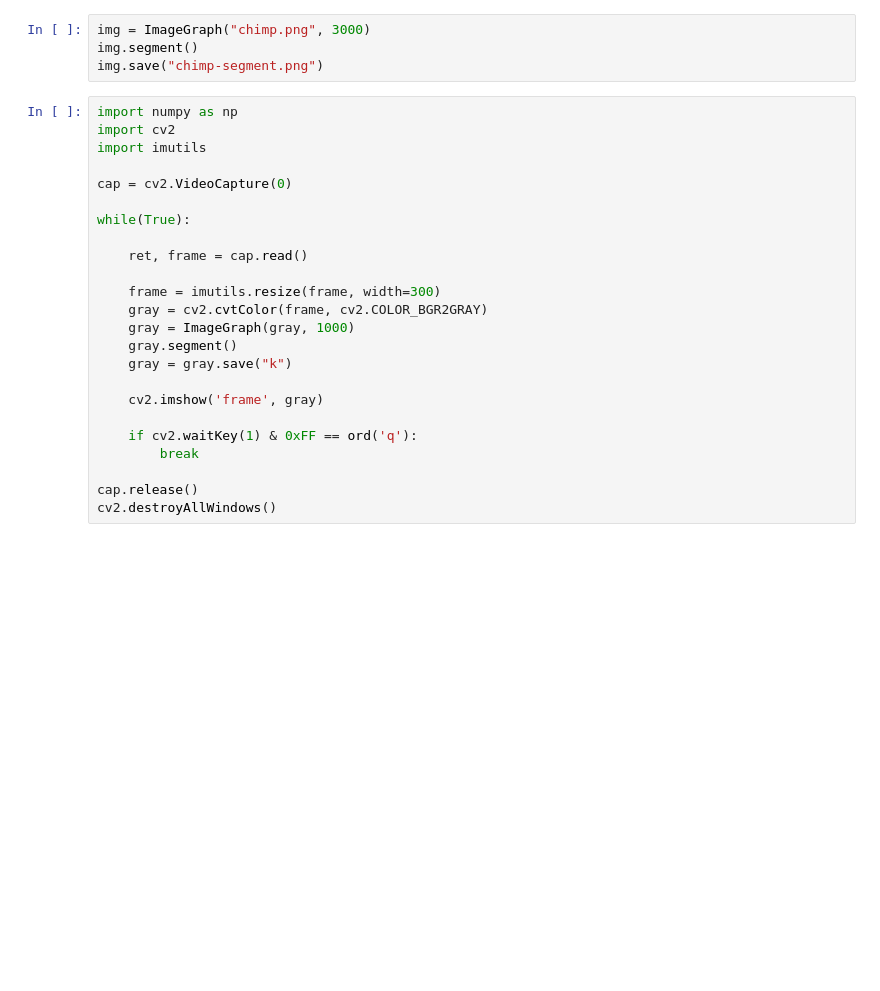
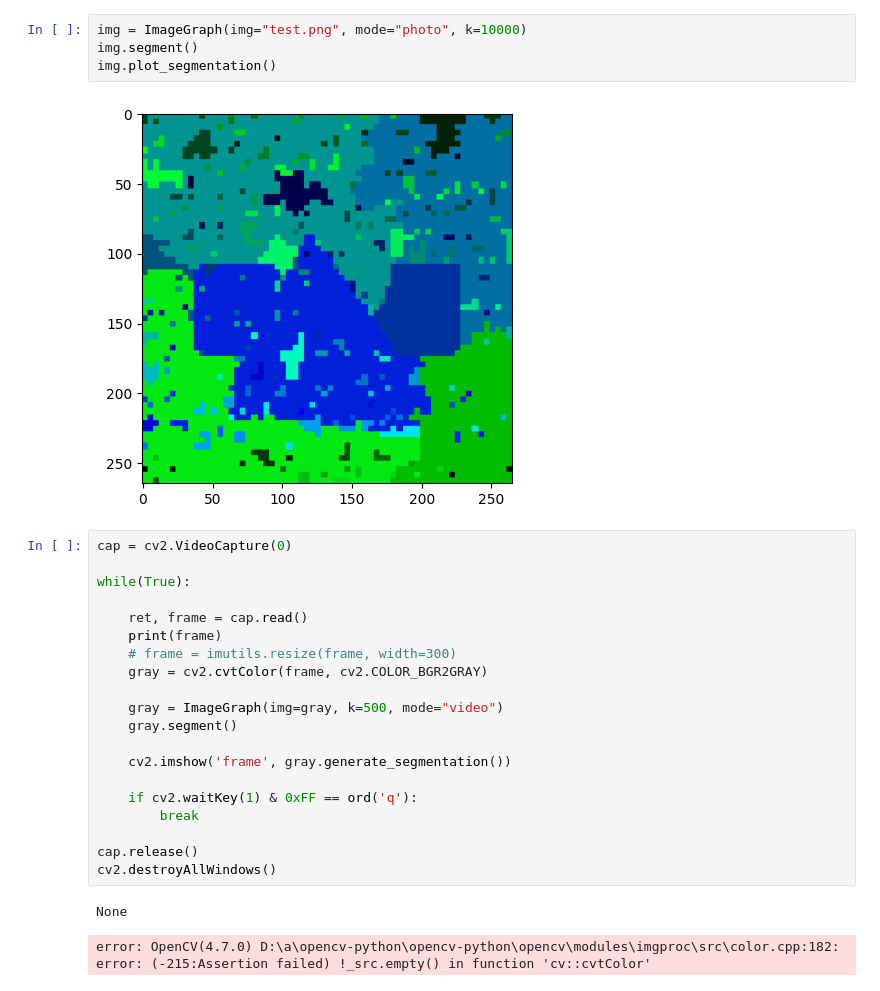
Before and after one commit to darshanmakwana412/perceptual-segmentation, a Jupyter notebook: code.ipynb, the cells around one changed output. Cells and saved outputs as stored; diff of their text form; blank space fills up the shorter version.

Commit message:
Added real time segmentation

```diff
--- a/code.ipynb
+++ b/code.ipynb
@@ -86,28 +110,29 @@ class ImageGraph:
 # %%
-img = ImageGraph("chimp.png", 3000)
+img = ImageGraph(img="test.png", mode="photo", k=10000)
 img.segment()
-img.save("chimp-segment.png")
+img.plot_segmentation()
+# %% [output]
+[figure, added]
 # %%
-import numpy as np
-import cv2
-import imutils
-
 cap = cv2.VideoCapture(0)
 
 while(True):
 
     ret, frame = cap.read()
+    print(frame)
+    # frame = imutils.resize(frame, width=300)
+    gray = cv2.cvtColor(frame, cv2.COLOR_BGR2GRAY)
 
-    frame = imutils.resize(frame, width=300)
-    gray = cv2.cvtColor(frame, cv2.COLOR_BGR2GRAY)
-    gray = ImageGraph(gray, 1000)
+    gray = ImageGraph(img=gray, k=500, mode="video")
     gray.segment()
-    gray = gray.save("k")
 
-    cv2.imshow('frame', gray)
+    cv2.imshow('frame', gray.generate_segmentation())
 
     if cv2.waitKey(1) & 0xFF == ord('q'):
         break
 
 cap.release()
 cv2.destroyAllWindows()
+# %% [output]
+None
+error: OpenCV(4.7.0) D:\a\opencv-python\opencv-python\opencv\modules\imgproc\src\color.cpp:182: error: (-215:Assertion failed) !_src.empty() in function 'cv::cvtColor'
```
Also changed, not shown: parts of 3 cells of this notebook, 1 other file.
